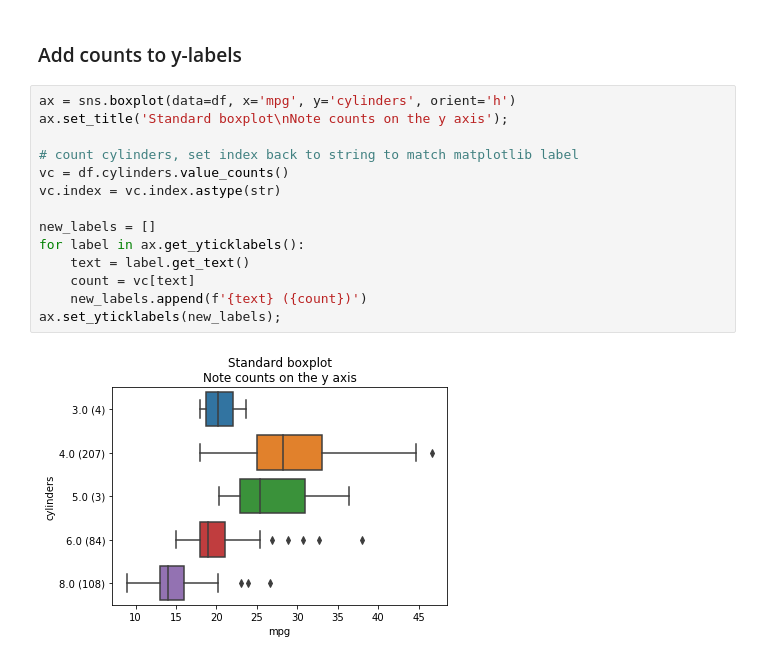
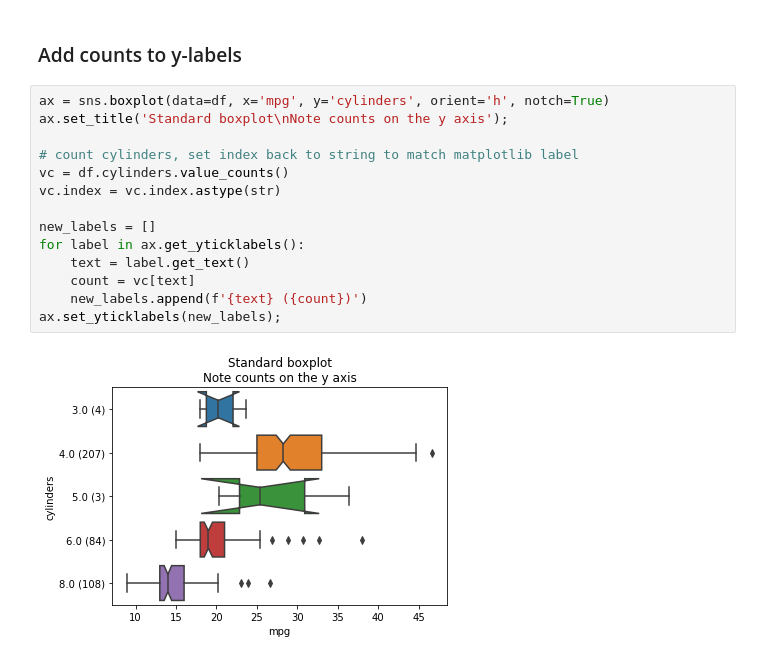
Before and after one commit to ianozsvald/dabl_experiments, a Jupyter notebook: autompg_example.ipynb, the cells around one changed output. Cells and saved outputs as stored; diff of their text form.

```diff
--- a/autompg_example.ipynb
+++ b/autompg_example.ipynb
@@ -80,18 +83,18 @@ fig.tight_layout()
 # %% [markdown]
 ### Add counts to y-labels
 # %%
-ax = sns.boxplot(data=df, x='mpg', y='cylinders', orient='h')
+ax = sns.boxplot(data=df, x='mpg', y='cylinders', orient='h', notch=True)
 ax.set_title('Standard boxplot\nNote counts on the y axis');
 
 # count cylinders, set index back to string to match matplotlib label
 vc = df.cylinders.value_counts()
 vc.index = vc.index.astype(str)
 
 new_labels = []
 for label in ax.get_yticklabels():
     text = label.get_text()
     count = vc[text]
     new_labels.append(f'{text} ({count})')
 ax.set_yticklabels(new_labels);
 # %% [output]
-[figure, old version]
+[figure, new version]
```
Also changed, not shown: parts of 4 cells of this notebook.
